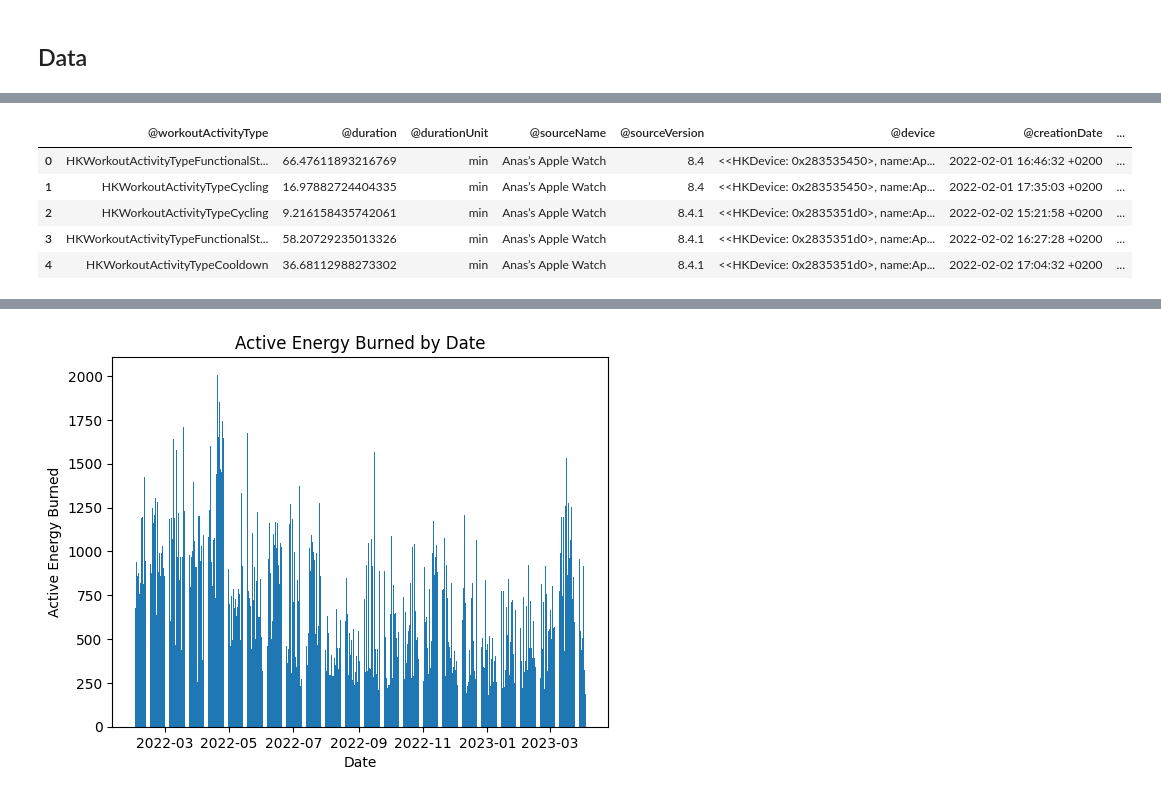
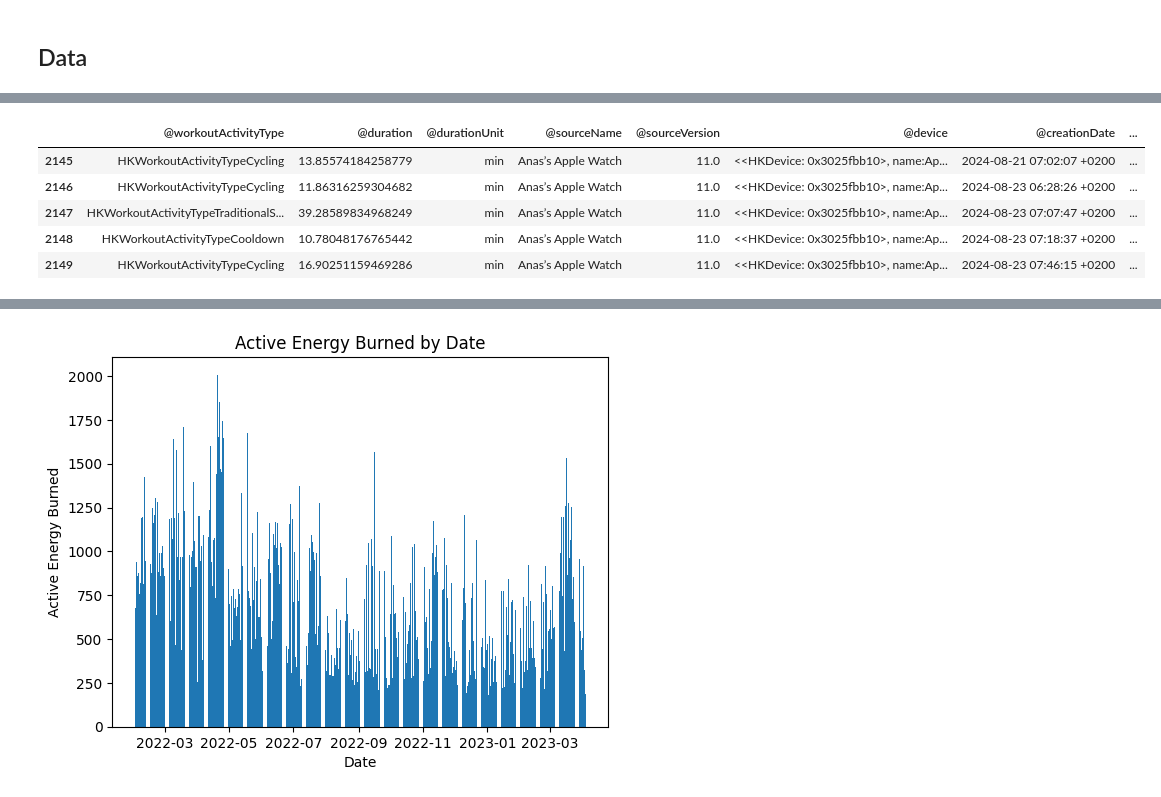
Before and after one commit to ansuff/AppleWatchAI, a Jupyter notebook: notebooks/exploratory/exploratory_analysis.ipynb, the cells around one changed output, grey strips where cells are left out. Drawn from its saved outputs; the diff is of its cells as text; code cells hidden in the pictures.

```diff
--- a/notebooks/exploratory/exploratory_analysis.ipynb
+++ b/notebooks/exploratory/exploratory_analysis.ipynb
@@ -32,5 +16,5 @@ else:
 # %%
-input_path = Path(os.path.join('../../data/raw', 'export.xml'))
+input_path = Path('../../data/apple_health_export_20240823/export.xml')
 with open(input_path, 'r') as xml_file:
     input_data = xmltodict.parse(xml_file.read())
 
@@ -75,11 +74,11 @@ HKCategoryTypeIdentifierMindfulSession                         1
 HKCategoryTypeIdentifierHighHeartRateEvent                     1
 Name: count, dtype: int64
 # %%
-df_workouts.head()
+df_workouts.tail()
 # %% [output]
 |  | @workoutActivityType | @duration | @durationUnit | @sourceName | @sourceVersion | @device | @creationDate | ... |
-| 0 | HKWorkoutActivityTypeFunctionalSt... | 66.47611893216769 | min | Anas’s Apple Watch | 8.4 | <<HKDevice: 0x283535450>, name:Ap... | 2022-02-01 16:46:32 +0200 | ... |
-| 1 | HKWorkoutActivityTypeCycling | 16.97882724404335 | min | Anas’s Apple Watch | 8.4 | <<HKDevice: 0x283535450>, name:Ap... | 2022-02-01 17:35:03 +0200 | ... |
-| 2 | HKWorkoutActivityTypeCycling | 9.216158435742061 | min | Anas’s Apple Watch | 8.4.1 | <<HKDevice: 0x2835351d0>, name:Ap... | 2022-02-02 15:21:58 +0200 | ... |
-| 3 | HKWorkoutActivityTypeFunctionalSt... | 58.20729235013326 | min | Anas’s Apple Watch | 8.4.1 | <<HKDevice: 0x2835351d0>, name:Ap... | 2022-02-02 16:27:28 +0200 | ... |
-| 4 | HKWorkoutActivityTypeCooldown | 36.68112988273302 | min | Anas’s Apple Watch | 8.4.1 | <<HKDevice: 0x2835351d0>, name:Ap... | 2022-02-02 17:04:32 +0200 | ... |
+| 2145 | HKWorkoutActivityTypeCycling | 13.85574184258779 | min | Anas’s Apple Watch | 11.0 | <<HKDevice: 0x3025fbb10>, name:Ap... | 2024-08-21 07:02:07 +0200 | ... |
+| 2146 | HKWorkoutActivityTypeCycling | 11.86316259304682 | min | Anas’s Apple Watch | 11.0 | <<HKDevice: 0x3025fbb10>, name:Ap... | 2024-08-23 06:28:26 +0200 | ... |
+| 2147 | HKWorkoutActivityTypeTraditionalS... | 39.28589834968249 | min | Anas’s Apple Watch | 11.0 | <<HKDevice: 0x3025fbb10>, name:Ap... | 2024-08-23 07:07:47 +0200 | ... |
+| 2148 | HKWorkoutActivityTypeCooldown | 10.78048176765442 | min | Anas’s Apple Watch | 11.0 | <<HKDevice: 0x3025fbb10>, name:Ap... | 2024-08-23 07:18:37 +0200 | ... |
+| 2149 | HKWorkoutActivityTypeCycling | 16.90251159469286 | min | Anas’s Apple Watch | 11.0 | <<HKDevice: 0x3025fbb10>, name:Ap... | 2024-08-23 07:46:15 +0200 | ... |
```
Also changed, not shown: parts of 7 cells of this notebook, 3 other files.
